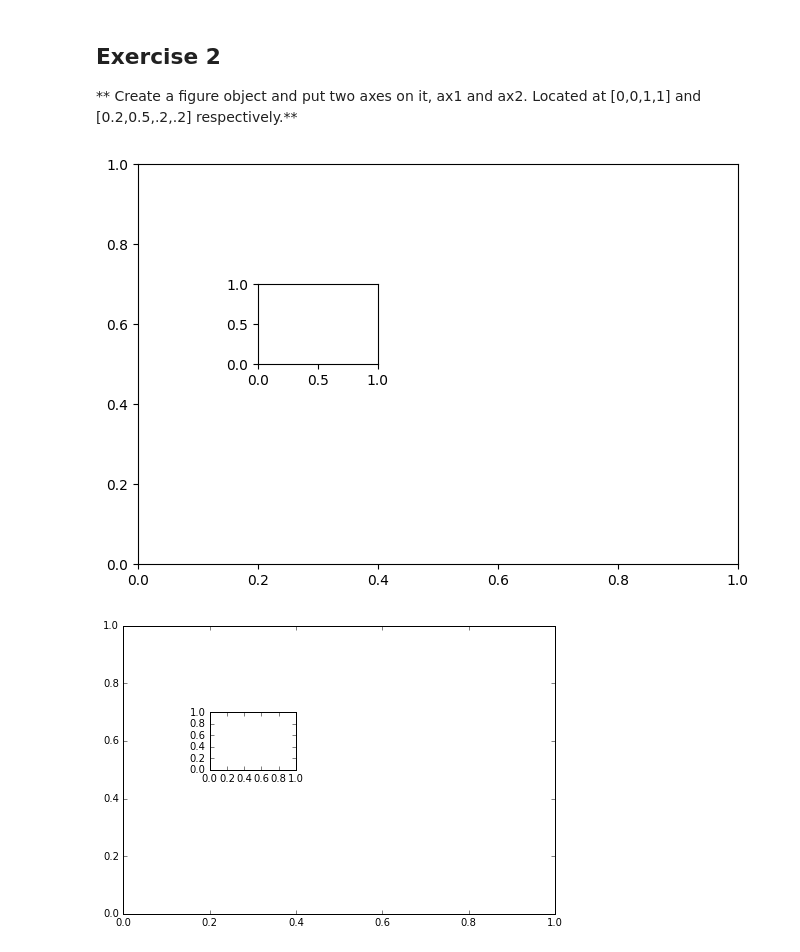
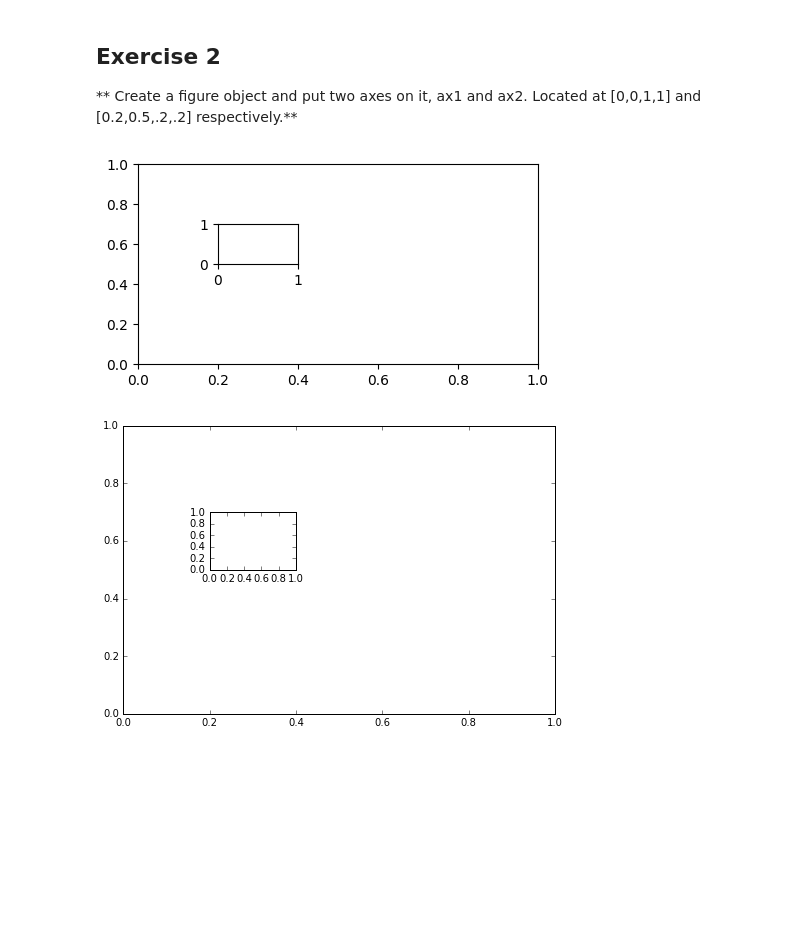
Before and after one commit to Danielcoffee/data_scientist_bootcamp, a Jupyter notebook: 05-Data-Visualization-with-Matplotlib/02-Matplotlib Exercises.ipynb, the cells around one changed output. Saved outputs shown, nothing was run; the diff lists cells and outputs as text; code cells hidden in the pictures; blank space fills up the shorter version.

```diff
--- a/05-Data-Visualization-with-Matplotlib/02-Matplotlib Exercises.ipynb
+++ b/05-Data-Visualization-with-Matplotlib/02-Matplotlib Exercises.ipynb
@@ -45,11 +45,11 @@ ax.plot(x,y)
 ## Exercise 2
 ** Create a figure object and put two axes on it, ax1 and ax2. Located at [0,0,1,1] and [0.2,0.5,.2,.2] respectively.**
 # %%
-fig = plt.figure(figsize=(6,4))
+fig = plt.figure(figsize=(4,2))
 ax1 = fig.add_axes([0,0,1,1])
 ax2 = fig.add_axes([0.2,0.5,.2,.2])
 # %% [output]
-[figure, old version]
+[figure, new version]
 # %%
 # %% [output]
 [figure]
```
